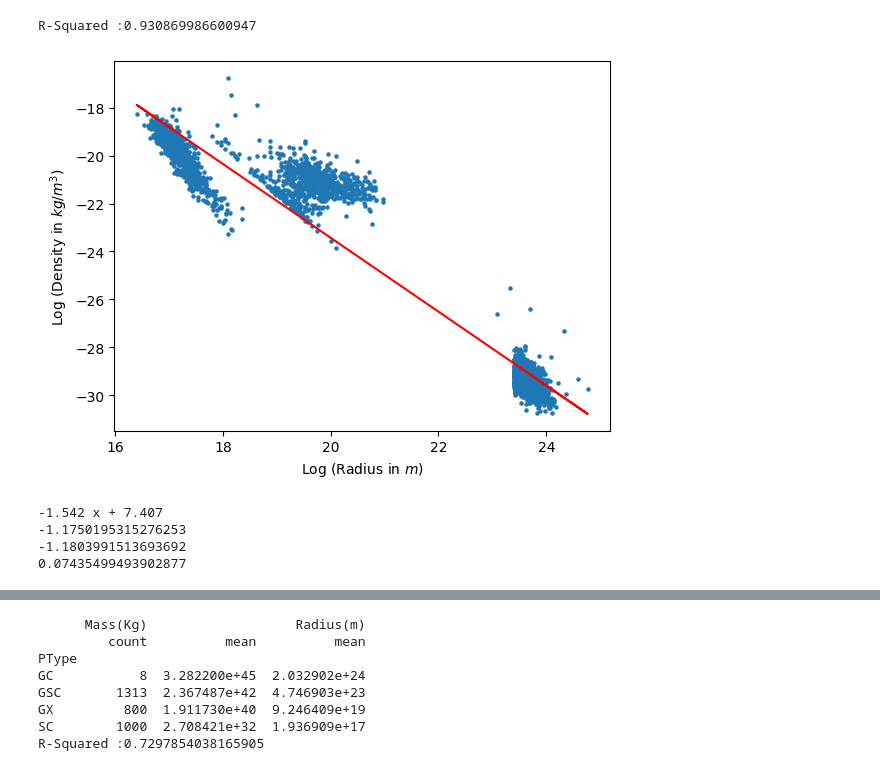
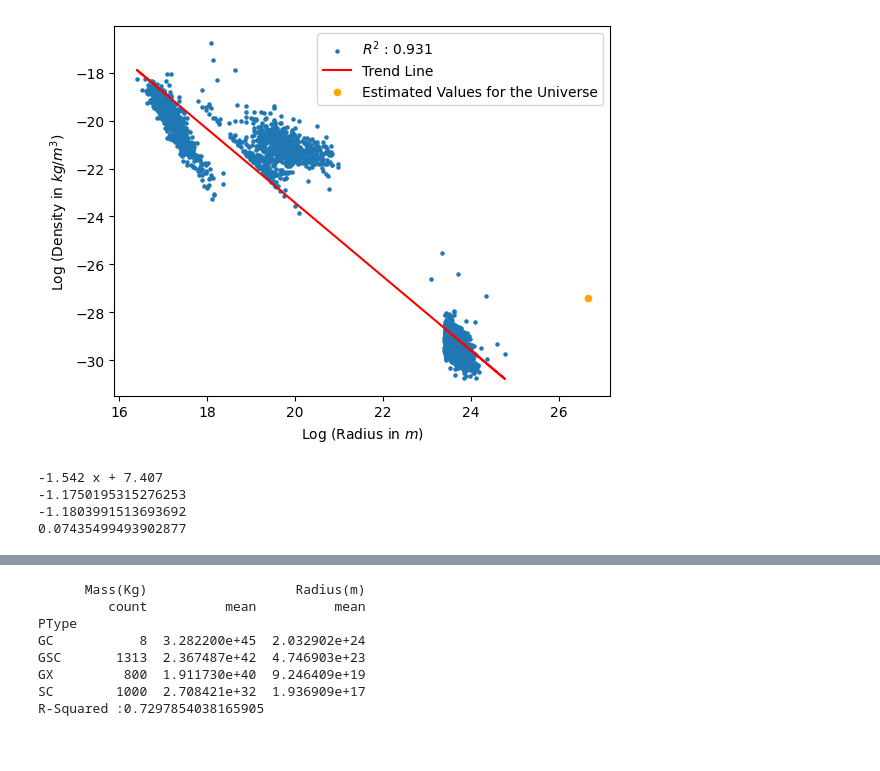
Before and after one commit to NipunNagendra/DensitySizeDataAnalysis, a Jupyter notebook: Notebooks/AmalgamatedData.ipynb, the cells around one changed output, grey strips where cells are left out. Drawn from its saved outputs; the diff is of its cells as text; code cells hidden in the pictures.

```diff
--- a/Notebooks/AmalgamatedData.ipynb
+++ b/Notebooks/AmalgamatedData.ipynb
@@ -5,47 +25,48 @@ import matplotlib.pyplot as plt
 import pandas as pd
 import statsmodels.api as sm
 # %%
+#og reg
 df = pd.read_csv('../work/HSRA Research Sheets - Unified Databases.csv')
 
 df = df.drop(df[df['PType'] == 'WD'].index)
+
 df = df.drop(df[df['PType'] == 'NS'].index)
 df = df.drop(df[df['PType'] == 'MS'].index)
 df = df.drop(df[df['PType'] == 'P'].index)
 
 
 df['density']=(df['Mass(Kg)'])/((df['Radius(m)']**3)*(4/3)*math.pi)
 df['density'] = np.log10(df['density'])
 df['radius'] = np.log10(df['Radius(m)'])
 
 mean = np.mean(df['density']/df['radius'])
 median = np.median(df['density']/df['radius'])
 standdev = np.std(df['density']/df['radius'])
 
 plt.scatter(df['radius'], df['density'], s=5)
 plt.xlabel('Log (Radius in $m$)')
 plt.ylabel('Log (Density in $kg/m^3$)')
 
 
 z = np.polyfit(df['radius'], df['density'], 1)
 p = np.poly1d(z)
 plt.plot(df['radius'], p(df['radius']), color='r', label='Trend Line')
-#plt.scatter([np.log10(4.44654332211e26)], [np.log10(4.0732e-28)], s = 20, color = "red")
+plt.scatter([np.log10(4.44654332211e26)], [np.log10(4.0732e-28)], s = 20, color = "orange", label="Universe Estimate")
 y_pred = p(df['radius'])
 y_mean = np.mean(df['density'])
 ss_total = np.sum((df['density'] - y_mean) ** 2)
 ss_residual = np.sum((df['density'] - y_pred) ** 2)
-r_squared = 1 - (ss_residual / ss_total)
-print("R-Squared :" +str(r_squared))
+r_squared = np.round(1 - (ss_residual / ss_total), 3)
+plt.legend(["$R^2$ : " +str(r_squared), 'Trend Line', 'Estimated Values for the Universe'])
 plt.show()
 
 print(p)
 print(mean)
 print(median)
 print(standdev)
 # %% [output]
+[figure, new version]
-R-Squared :0.930869986600947
+-1.542 x + 7.407
+-1.1750195315276253
+-1.1803991513693692
+0.07435499493902877
-[figure, old version]
--1.542 x + 7.407
--1.1750195315276253
--1.1803991513693692
-0.07435499493902877
```
Also changed, not shown: parts of 5 cells of this notebook, 5 other files.
